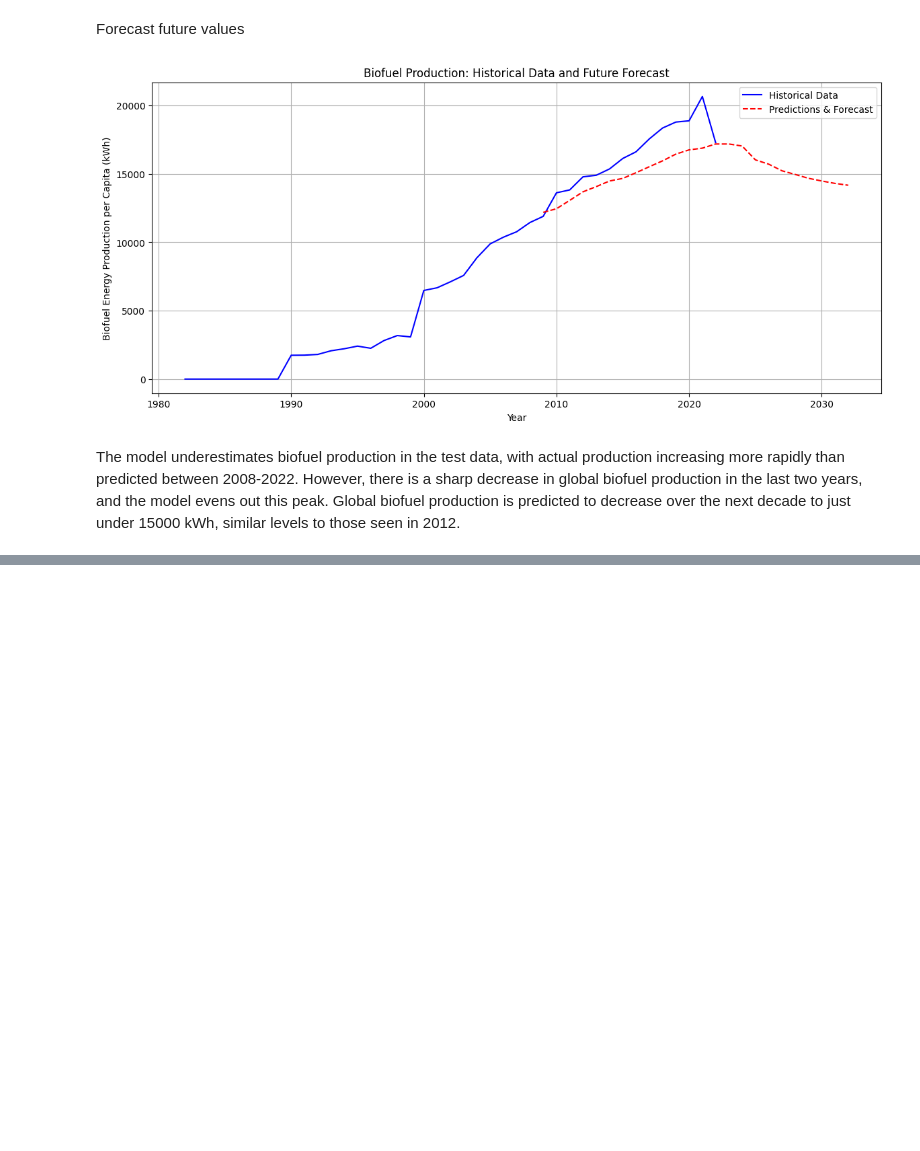
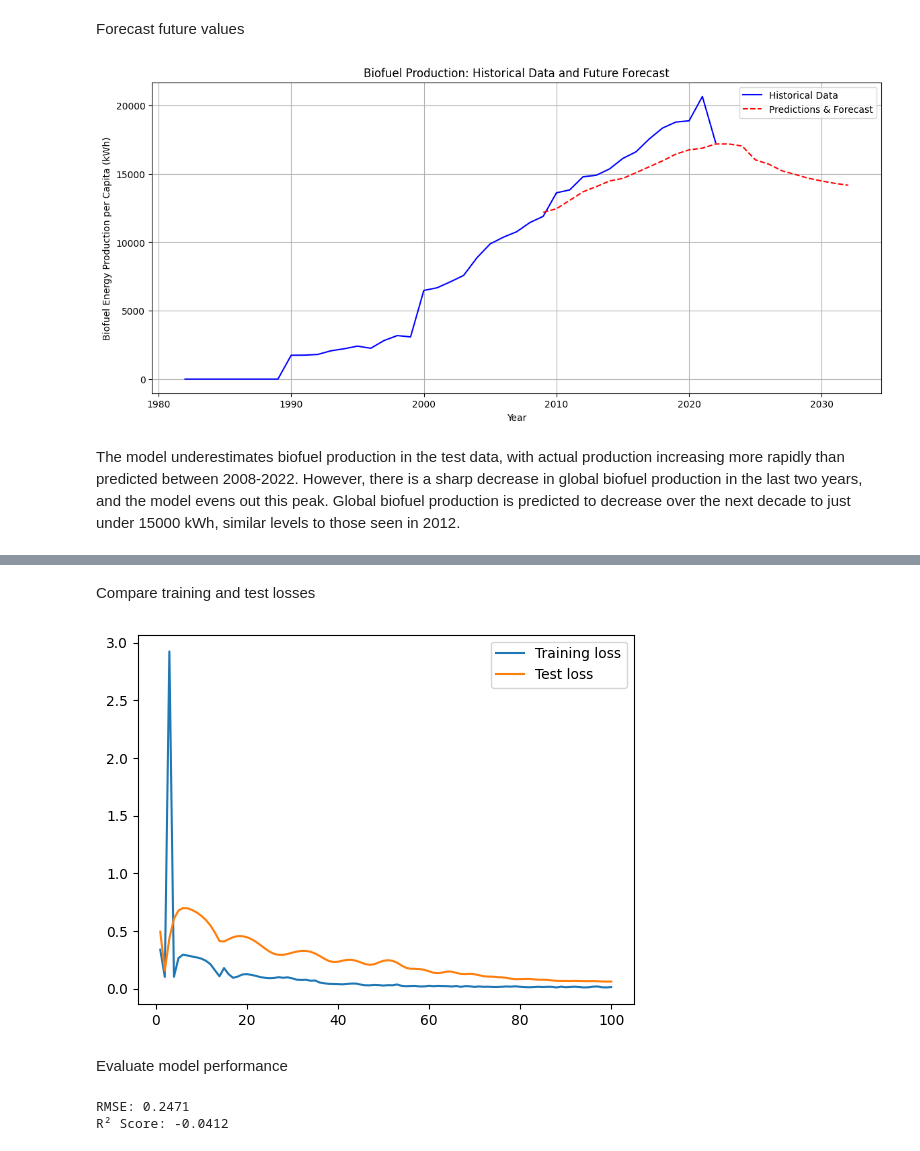
Before and after one commit to KMarsh-code/global-renewable-energy-analysis, a Jupyter notebook: jupyter_notebooks/2_renewable_energy_hypothesis_testing.ipynb, the cells around one changed output, grey strips where cells are left out. Cells and saved outputs as stored; diff of their text form; code cells hidden in the pictures; blank space fills up the shorter version.

Commit message:
Add code for forecasting hydro production using LSTM

```diff
--- a/jupyter_notebooks/2_renewable_energy_hypothesis_testing.ipynb
+++ b/jupyter_notebooks/2_renewable_energy_hypothesis_testing.ipynb
@@ -699,18 +716,4 @@ Define and train the model using the best parameters identified
 # %%
-#set up the model as a class
-class LSTMModel(nn.Module):
-    def __init__(self, input_size, hidden_size, num_layers, output_size, dropout=0.2):
-        super(LSTMModel, self).__init__()
-        self.lstm = nn.LSTM(input_size, hidden_size, num_layers, batch_first=True, dropout=dropout)
-        self.linear = nn.Linear(hidden_size, output_size)
-
-    def forward(self, x):
-        out, _ = self.lstm(x)
-        out = self.linear(out[:, -1, :])
-        return out
-
-device = torch.device('cuda' if torch.cuda.is_available() else 'cpu')#uses gpu if available, otherwise cpu
-print(device)
 
 #specify hyperparameters
 input_size = 1
@@ -719,9 +722,9 @@ hidden_size = 128  # Increased number of hidden units
 output_size = 1
 dropout = 0.2  # Added dropout for regularization
 
-model = LSTMModel(input_size, hidden_size, num_layers, output_size, dropout).to(device)
+model_2 = LSTMModel_2(input_size, hidden_size, num_layers, output_size, dropout).to(device)
 loss_fn = nn.MSELoss(reduction='mean')
-optimizer = optim.Adam(model.parameters(), lr=0.01)  # Learning rate
+optimizer = optim.Adam(model_2.parameters(), lr=0.01)  # Learning rate
 
 batch_size = 80 # Adjusted batch size
 #utility to handle batching and shuffling of the dataset
@@ -737,10 +740,10 @@ test_hist = []
 #loop over the dataset for a specified number of epochs, performing forward and backward passes and updating model weights
 for epoch in range(num_epochs):
     total_loss = 0.0
-    model.train()
+    model_2.train()
     for batch_X, batch_y in train_loader:
         batch_X, batch_y = batch_X.to(device), batch_y.to(device)
-        predictions = model(batch_X)
+        predictions = model_2(batch_X)
         loss = loss_fn(predictions, batch_y)
 
         optimizer.zero_grad()
@@ -752,13 +755,13 @@ for epoch in range(num_epochs):
     average_loss = total_loss / len(train_loader)
     train_hist.append(average_loss)
 
-    model.eval()
+    model_2.eval()
     with torch.no_grad():
         total_test_loss = 0.0
 
         for batch_X_test, batch_y_test in test_loader:
             batch_X_test, batch_y_test = batch_X_test.to(device), batch_y_test.to(device)
-            predictions_test = model(batch_X_test)
+            predictions_test = model_2(batch_X_test)
             test_loss = loss_fn(predictions_test, batch_y_test)
 
             total_test_loss += test_loss.item()
@@ -817,14 +818,13 @@ R² Score: 0.4342
 # %% [markdown]
 Look at predicted vs actual values
 # %%
-model.eval()
+model_2.eval()
 with torch.no_grad():
-  predictions = model(X_test).squeeze().numpy() # Predict on test set
+  predictions = model_2(X_test).squeeze().numpy() # Predict on test set
 
 # Inverse transform to original scale
 y_test_inv = scaler.inverse_transform(y_test.reshape(-1, 1))
 predictions_inv = scaler.inverse_transform(predictions.reshape(-1, 1))
-
 
 # Plot actual vs predicted
 plt.figure(figsize=(10, 4))
@@ -895,0 +1064,32 @@ The model underestimates biofuel production in the test data, with actual produc
+# %% [markdown]
+Compare training and test losses
+# %%
+x = np.linspace(1,num_epochs,num_epochs)
+plt.plot(x,train_hist,scalex=True, label="Training loss")
+plt.plot(x, test_hist, label="Test loss")
+plt.legend()
+plt.show()
+# %% [output]
+[figure, added]
+# %% [markdown]
+Evaluate model performance
+# %%
+# Evaluate the model and calculate RMSE and R² score
+model_2.eval()
+with torch.no_grad():
+    test_predictions = []
+    for batch_X_test in X_test:
+        batch_X_test = batch_X_test.to(device).unsqueeze(0)  # Add batch dimension
+        test_predictions.append(model_2(batch_X_test).cpu().numpy().flatten()[0])
+
+test_predictions = np.array(test_predictions)
+
+# Calculate RMSE and R² score
+rmse = np.sqrt(mean_squared_error(y_test.cpu().numpy(), test_predictions))
+r2 = r2_score(y_test.cpu().numpy(), test_predictions)
+
+print(f'RMSE: {rmse:.4f}')
+print(f'R² Score: {r2:.4f}')
+# %% [output]
+RMSE: 0.2471
+R² Score: -0.0412
```
Also changed, not shown: parts of 21 cells of this notebook.
